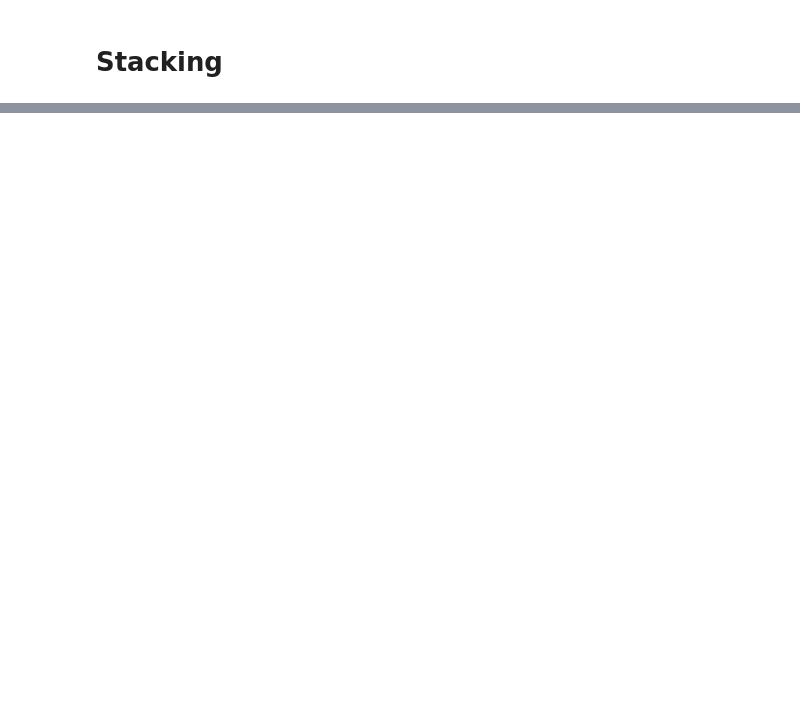
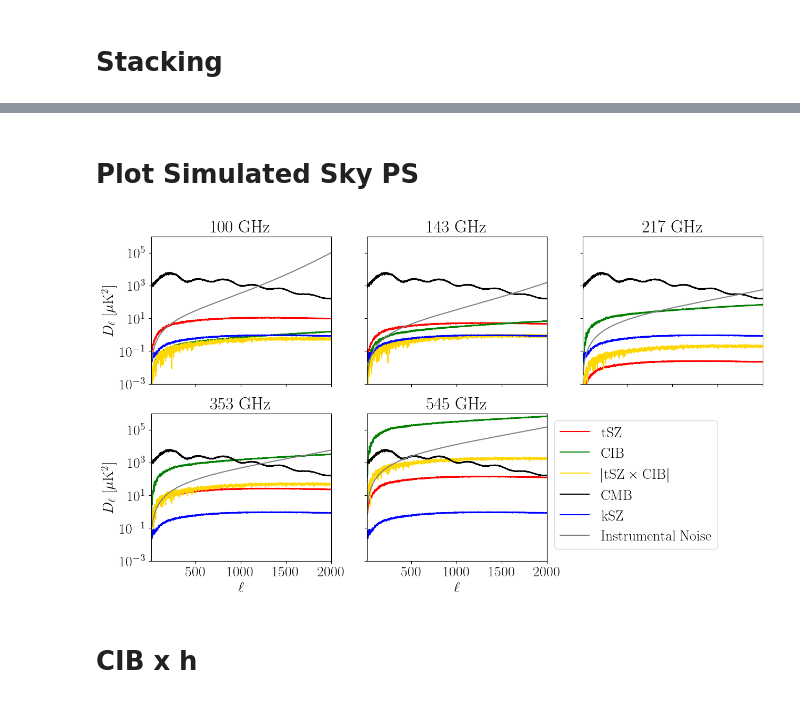
Before and after one commit to kmsurrao/CIB-deproj, a Jupyter notebook: paper_plots.ipynb, the cells around one changed output, grey strips where cells are left out. Saved outputs shown, nothing was run; the diff lists cells and outputs as text; code cells hidden in the pictures; blank space fills up the shorter version.

```diff
--- a/paper_plots.ipynb
+++ b/paper_plots.ipynb
@@ -301,0 +358,14 @@ plt.rc_context({'axes.autolimit_mode': 'round_numbers'})
+# %% [markdown]
+# Plot Simulated Sky PS
+# %%
+agora_dir = 'inputs/agora'
+cmb_agora = hp.read_map(f'{agora_dir}/cmb_1024.fits')
+tsz_agora = hp.read_map(f'{agora_dir}/tsz_1024.fits')
+ksz_agora = hp.read_map(f'{agora_dir}/ksz_1024.fits')
+cib_agora = [hp.read_map(f'{agora_dir}/cib/mdpl2_len_mag_cibmap_planck_{freq}_uk.fits') for freq in [100, 143, 217, 353, 545]]
+h_agora = hp.read_map(f'{agora_dir}/halo.fits')
+# %%
+cmb_cl_agora = hp.anafast(cmb_agora, lmax=ellmax)
+tsz_cl_agora = hp.anafast(tsz_agora, lmax=ellmax)
+ksz_cl_agora = hp.anafast(ksz_agora, lmax=ellmax)
+cib_cl_agora = [hp.anafast(cib_agora[i], lmax=ellmax) for i in range(len(cib_agora))]
@@ -301,0 +482,66 @@ plt.rc_context({'axes.autolimit_mode': 'round_numbers'})
+# %%
+tsz_cib_cl_agora = [hp.anafast(cib_agora[i], tsz_agora*10**6*tsz_spectral_response([freqs[i]], False, bp_path), lmax=ellmax) for i in range(len(cib_agora))]
+# %%
+# 1) Define your frequencies and components
+freqs = [100, 143, 217, 353, 545]  # in GHz
+components = ['tSZ', 'CIB', r'$|\mathrm{tSZ} \times \mathrm{CIB}|$', 'CMB', 'kSZ', 'Instrumental Noise',]
+
+# 2) (Dummy) load or compute your spectra:
+ells = np.arange(ellmax+1)
+to_dl = ells*(ells+1)/2/np.pi
+ps = {}
+for comp in components:
+    powlaw = (ell + 1)**(-1.)
+    if comp == 'CMB':
+        ps[comp] = np.array([cmb_cl_agora for i in range(len(freqs))])
+    elif comp == 'kSZ':
+        ps[comp] = np.array([ksz_cl_agora for i in range(len(freqs))])
+    elif comp == 'CIB':
+        ps[comp] = np.array(cib_cl_agora)
+    elif comp == 'tSZ':
+        bp_path = '/Users/kristen/Documents/GitHub/pyilc'
+        ps[comp] = np.abs(np.array([10**12*tsz_cl_agora*tsz_spectral_response([freqs[i]], False, bp_path)**2 for i in range(len(freqs))]))
+    elif comp == 'Instrumental Noise':
+        ps[comp] = np.array(get_planck_noise())
+    elif comp == r'$|\mathrm{tSZ} \times \mathrm{CIB}|$':
+        ps[comp] = np.abs(np.array(tsz_cib_cl_agora))
+
+# 3) plotting in a 2×3 grid
+colors = {
+    'CMB': 'k',
+    'kSZ': 'b',
+    'tSZ': 'r',
+    'CIB': 'g',
+    'Instrumental Noise': 'gray',
+    r'$|\mathrm{tSZ} \times \mathrm{CIB}|$': 'gold'
+}
+
+fig, axes = plt.subplots(2, 3, figsize=(15, 8), sharey=True, sharex=True)
+axes_flat = axes.flatten()
+
+for i, ax in enumerate(axes_flat):
+    if i < len(freqs):
+        nu = freqs[i]
+        for c, comp in enumerate(components):
+            ax.plot(ells[10:], (to_dl*ps[comp][i])[10:], label=comp, color=colors[comp])
+        ax.set_title(f'{nu} GHz')
+        if i > 2:
+            ax.set_xlabel(r'$\ell$', fontsize=20)
+        if i % 3 == 0:
+            ax.set_ylabel(r'$D_\ell$ [$\mu \mathrm{K}^2$]', fontsize=20)
+        # only draw one legend, on the last plotted panel
+        if i == len(freqs) - 1:
+            ax.legend(loc='upper left', bbox_to_anchor=(1, 1))
+        ax.set_yscale('log')
+        ax.set_xlim(10, ellmax)
+        ax.set_ylim(bottom=10**(-3), top=10**6)
+    else:
+        # hide any unused axes (here the bottom-right corner)
+        ax.axis('off')
+
+if save:
+    plt.savefig(f'{save_dir}/comp_ps.pdf', bbox_inches='tight')
+# %% [output]
+[figure, added]
+# %% [markdown]
+# CIB x h
```
Also changed, not shown: parts of 14 cells of this notebook, 8 other files.
